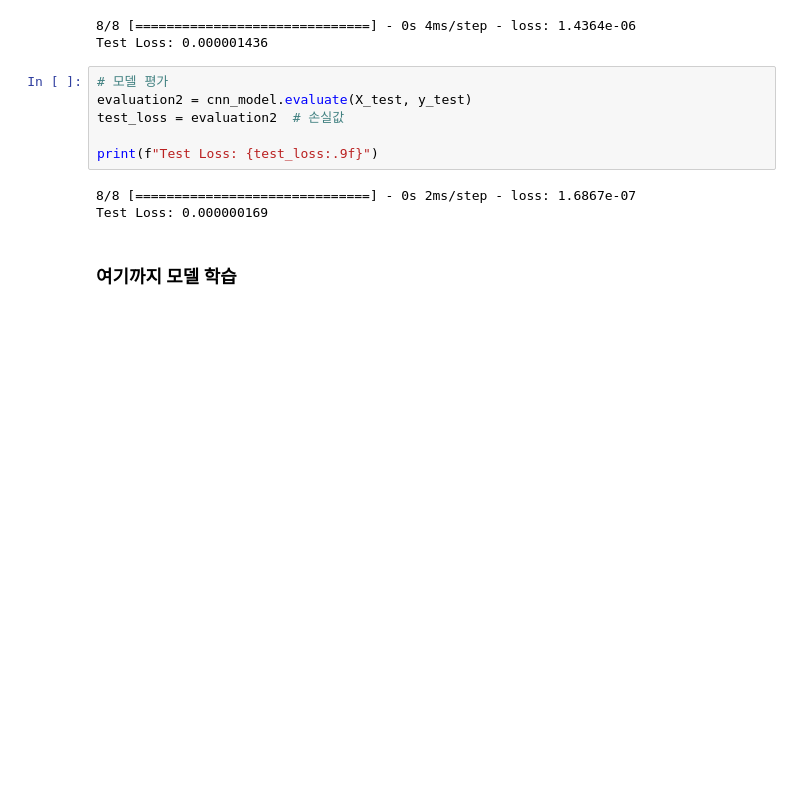
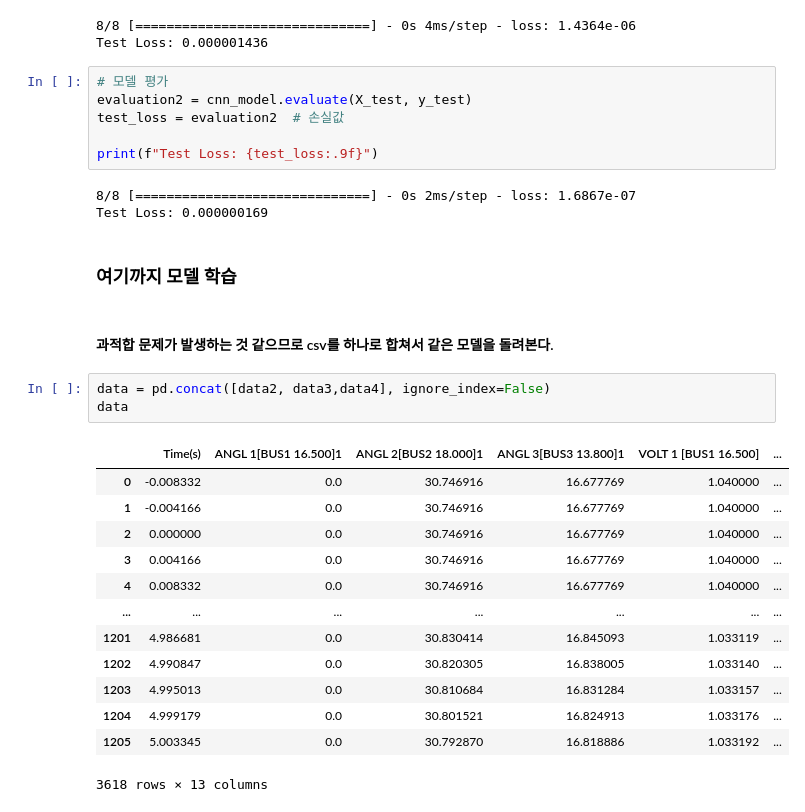
Before and after one commit to jiw3026/wiset_elec, a Jupyter notebook: 일단_CNN과_LSTM인데_뭔가_이상__지원.ipynb, the cells around one changed output. Cells and saved outputs as stored; diff of their text form; blank space fills up the shorter version.

```diff
--- a/일단_CNN과_LSTM인데_뭔가_이상__지원.ipynb
+++ b/일단_CNN과_LSTM인데_뭔가_이상__지원.ipynb
@@ -227,3 +227,22 @@ print(f"Test Loss: {test_loss:.9f}")
 Test Loss: 0.000000169
 # %% [markdown]
 ### 여기까지 모델 학습
+# %% [markdown]
+#### 과적합 문제가 발생하는 것 같으므로 csv를 하나로 합쳐서 같은 모델을 돌려본다.
+# %%
+data = pd.concat([data2, data3,data4], ignore_index=False)
+data
+# %% [output]
+|  | Time(s) | ANGL 1[BUS1 16.500]1 | ANGL 2[BUS2 18.000]1 | ANGL 3[BUS3 13.800]1 | VOLT 1 [BUS1 16.500] | ... |
+| 0 | -0.008332 | 0.0 | 30.746916 | 16.677769 | 1.040000 | ... |
+| 1 | -0.004166 | 0.0 | 30.746916 | 16.677769 | 1.040000 | ... |
+| 2 | 0.000000 | 0.0 | 30.746916 | 16.677769 | 1.040000 | ... |
+| 3 | 0.004166 | 0.0 | 30.746916 | 16.677769 | 1.040000 | ... |
+| 4 | 0.008332 | 0.0 | 30.746916 | 16.677769 | 1.040000 | ... |
+| ... | ... | ... | ... | ... | ... | ... |
+| 1201 | 4.986681 | 0.0 | 30.830414 | 16.845093 | 1.033119 | ... |
+| 1202 | 4.990847 | 0.0 | 30.820305 | 16.838005 | 1.033140 | ... |
+| 1203 | 4.995013 | 0.0 | 30.810684 | 16.831284 | 1.033157 | ... |
+| 1204 | 4.999179 | 0.0 | 30.801521 | 16.824913 | 1.033176 | ... |
+| 1205 | 5.003345 | 0.0 | 30.792870 | 16.818886 | 1.033192 | ... |
+3618 rows × 13 columns
```
Also changed, not shown: parts of 6 cells of this notebook.
